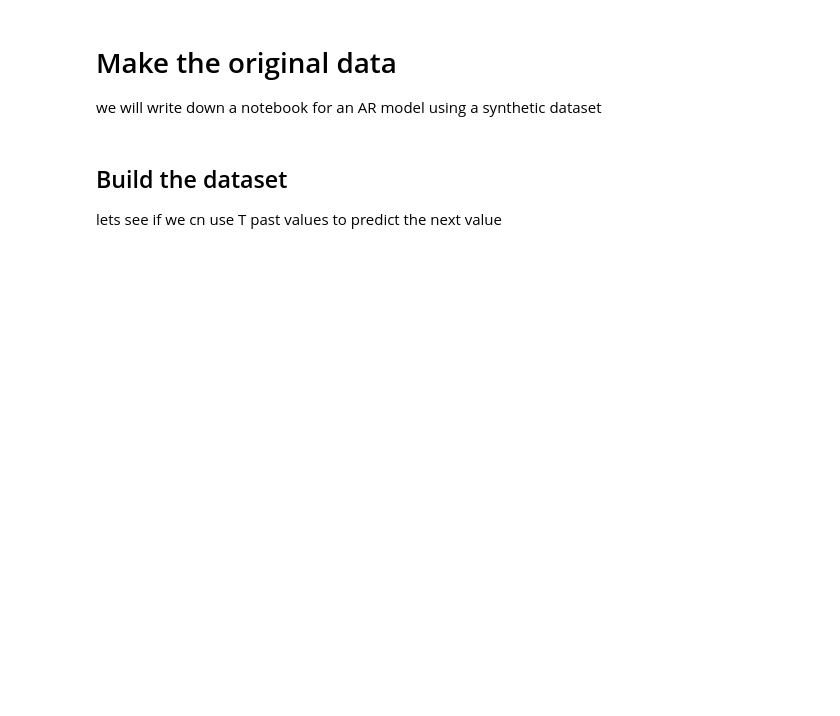
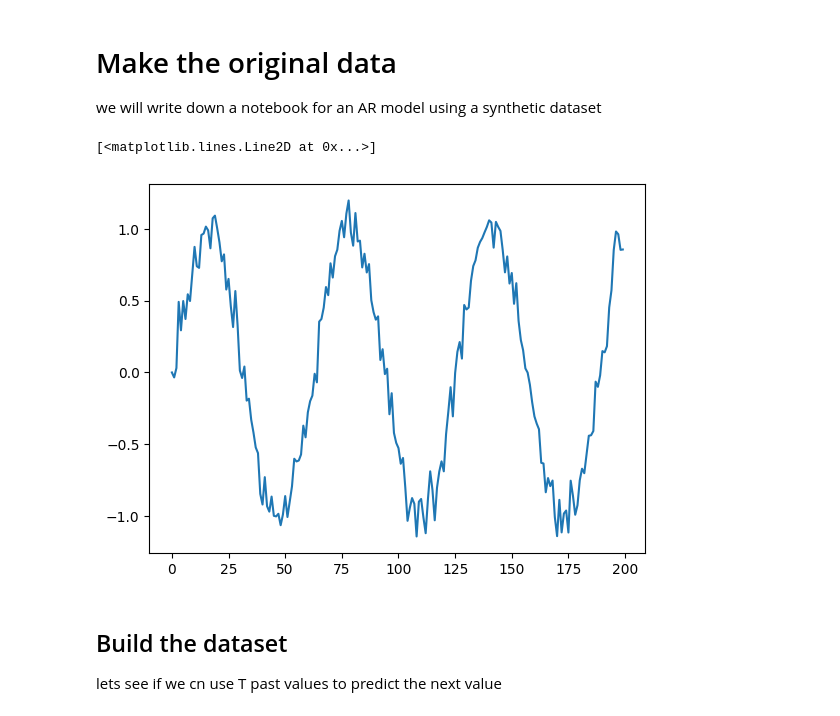
Before and after one commit to Navid-Ziaei/DeepLearningCourse, a Jupyter notebook: Week4/Week4.ipynb, the cells around one changed output. Drawn from its saved outputs; the diff is of its cells as text; code cells hidden in the pictures; blank space fills up the shorter version.

```diff
--- a/Week4/Week4.ipynb
+++ b/Week4/Week4.ipynb
@@ -14,10 +15,13 @@ import matplotlib.pyplot as plt
 # Make the original data
 we will write down a notebook for an AR model using a synthetic dataset
 # %%
-series = np.sin(0.1*np.arange(200)) #+ np.random.randn(200)*0.1
+series = np.sin(0.1*np.arange(200)) +  np.random.randn(200)*0.1
 
 # Plot it
 plt.plot(series)
+# %% [output]
+[<matplotlib.lines.Line2D at 0x...>]
+[figure, added]
 # %% [markdown]
 ## Build the dataset
 lets see if we cn use T past values to predict the next value
```
Also changed, not shown: parts of 24 cells of this notebook, 53 other files.
